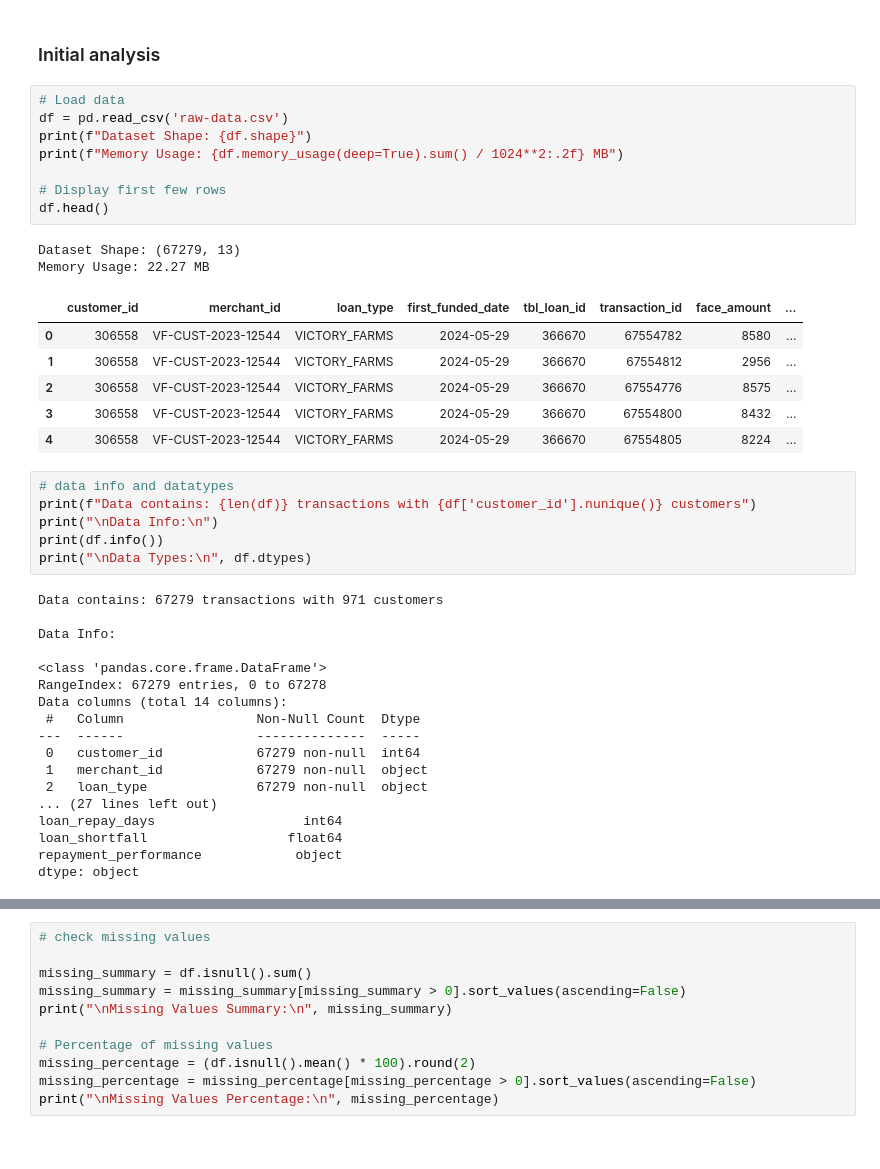
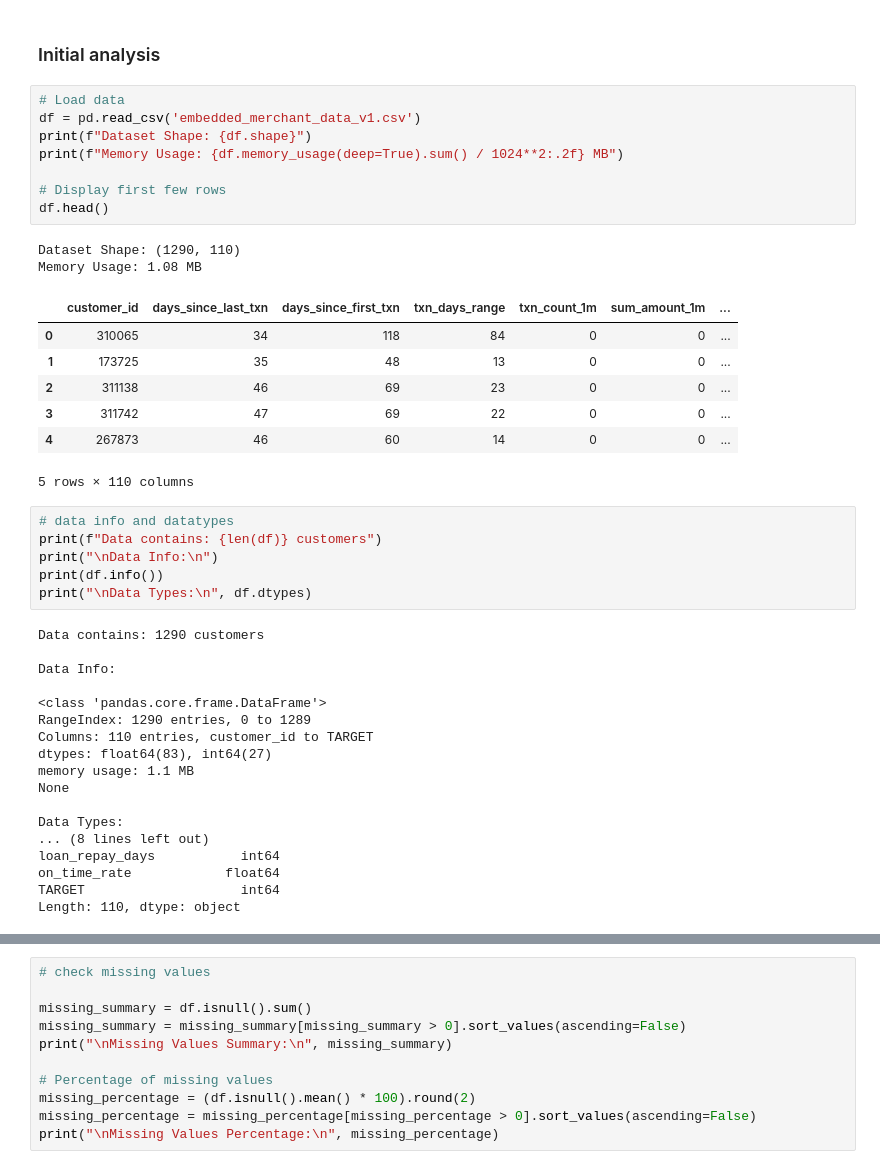
Before and after one commit to Elizabeth-Mwania/creditmodel, a Jupyter notebook: 00.data/initial_analysis.ipynb, the cells around one changed output, grey strips where cells are left out. Drawn from its saved outputs; the diff is of its cells as text.

```diff
--- a/00.data/initial_analysis.ipynb
+++ b/00.data/initial_analysis.ipynb
@@ -32,45 +32,46 @@ logger.add(os.path.join(log_dir, "feature_engineering.log"))
 ### Initial analysis
 # %%
 # Load data
-df = pd.read_csv('raw-data.csv')
+df = pd.read_csv('embedded_merchant_data_v1.csv')
 print(f"Dataset Shape: {df.shape}")
 print(f"Memory Usage: {df.memory_usage(deep=True).sum() / 1024**2:.2f} MB")
 
 # Display first few rows
 df.head()
 # %% [output]
-Dataset Shape: (67279, 13)
-Memory Usage: 22.27 MB
+Dataset Shape: (1290, 110)
+Memory Usage: 1.08 MB
-|  | customer_id | merchant_id | loan_type | first_funded_date | tbl_loan_id | transaction_id | face_amount | ... |
-| 0 | 306558 | VF-CUST-2023-12544 | VICTORY_FARMS | 2024-05-29 | 366670 | 67554782 | 8580 | ... |
-| 1 | 306558 | VF-CUST-2023-12544 | VICTORY_FARMS | 2024-05-29 | 366670 | 67554812 | 2956 | ... |
-| 2 | 306558 | VF-CUST-2023-12544 | VICTORY_FARMS | 2024-05-29 | 366670 | 67554776 | 8575 | ... |
-| 3 | 306558 | VF-CUST-2023-12544 | VICTORY_FARMS | 2024-05-29 | 366670 | 67554800 | 8432 | ... |
-| 4 | 306558 | VF-CUST-2023-12544 | VICTORY_FARMS | 2024-05-29 | 366670 | 67554805 | 8224 | ... |
+|  | customer_id | days_since_last_txn | days_since_first_txn | txn_days_range | txn_count_1m | sum_amount_1m | ... |
+| 0 | 310065 | 34 | 118 | 84 | 0 | 0 | ... |
+| 1 | 173725 | 35 | 48 | 13 | 0 | 0 | ... |
+| 2 | 311138 | 46 | 69 | 23 | 0 | 0 | ... |
+| 3 | 311742 | 47 | 69 | 22 | 0 | 0 | ... |
+| 4 | 267873 | 46 | 60 | 14 | 0 | 0 | ... |
+5 rows × 110 columns
 # %%
 # data info and datatypes
-print(f"Data contains: {len(df)} transactions with {df['customer_id'].nunique()} customers")
+print(f"Data contains: {len(df)} customers")
 print("\nData Info:\n")
 print(df.info())
 print("\nData Types:\n", df.dtypes)
 # %% [output]
-Data contains: 67279 transactions with 971 customers
+Data contains: 1290 customers
 
 Data Info:
 
 <class 'pandas.core.frame.DataFrame'>
-RangeIndex: 67279 entries, 0 to 67278
-Data columns (total 14 columns):
- #   Column                 Non-Null Count  Dtype
----  ------                 --------------  -----
- 0   customer_id            67279 non-null  int64
- 1   merchant_id            67279 non-null  object
- 2   loan_type              67279 non-null  object
-... (27 lines left out)
-loan_repay_days                   int64
-loan_shortfall                  float64
-repayment_performance            object
-dtype: object
+RangeIndex: 1290 entries, 0 to 1289
+Columns: 110 entries, customer_id to TARGET
+dtypes: float64(83), int64(27)
+memory usage: 1.1 MB
+None
+
+Data Types:
+... (8 lines left out)
+loan_repay_days           int64
+on_time_rate            float64
+TARGET                    int64
+Length: 110, dtype: object
 # %%
 #check summary for numerical columns
 num_cols = [
```
Also changed, not shown: parts of 5 cells of this notebook.
